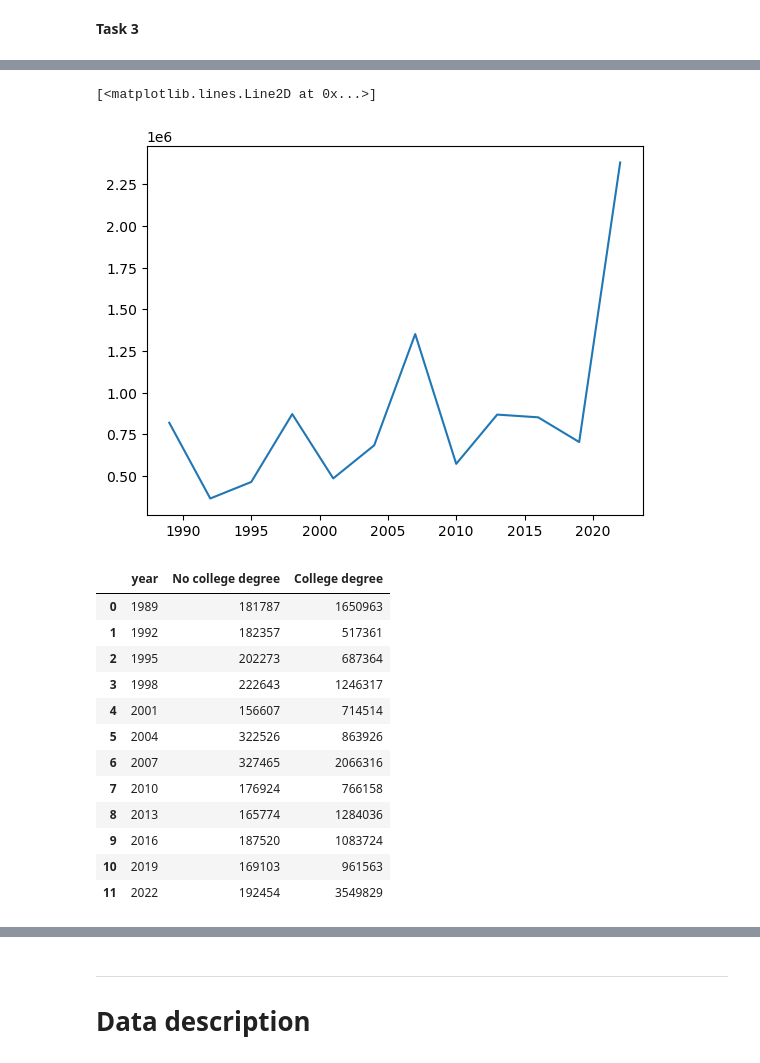
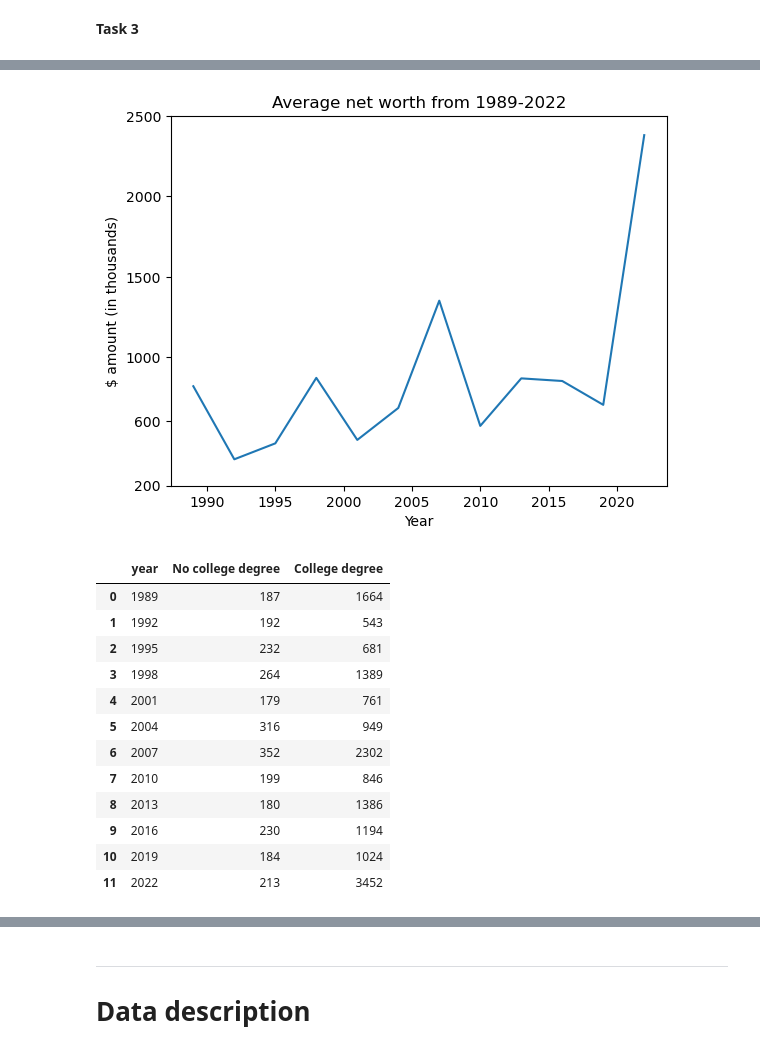
Before and after one commit to kai-thomas15/TECH2-H25-assignment2, a Jupyter notebook: assignment2.ipynb, the cells around one changed output, grey strips where cells are left out. Drawn from its saved outputs; the diff is of its cells as text; code cells hidden in the pictures.

```diff
--- a/assignment2.ipynb
+++ b/assignment2.ipynb
@@ -168,7 +155,7 @@ Could I make education the index? (rows)
 import matplotlib.pyplot as plt
 import numpy as np
 
-df['networth'] = df['networth']*1000
+#df['networth'] = df['networth']*1000
 # %%
 df.networth.mean()
 # %% [output]
@@ -236,30 +224,33 @@ df.groupby(('year'))['networth'].mean().reset_index().astype(int)
 # %%
 # 3.2
 
 values = df.groupby('year', as_index=False)['networth'].mean() # Needed help with AI as I kept getting error messages, but as_index() fixed this
 
 plt.plot(values['year'], values['networth'])
+plt.title('Average net worth from 1989-2022')
+plt.xlabel('Year')
+plt.ylabel('$ amount (in thousands)')
+_ = plt.yticks([200,600,1000,1500,2000,2500])
 # %% [output]
-[<matplotlib.lines.Line2D at 0x...>]
-[figure, old version]
+[figure, new version]
 # %%
 # 4.1
 
 df[df['educ'] < 3].groupby(['year'])['networth'].mean().reset_index().astype(int).merge(df[df['educ'] > 2].groupby(['year'])['networth'].mean().reset_index().astype(int), on='year', how='outer').rename(columns={'networth_x': 'No college degree'}).rename(columns={'networth_y': 'College degree'})
 # %% [output]
 |  | year | No college degree | College degree |
-| 0 | 1989 | 181787 | 1650963 |
-| 1 | 1992 | 182357 | 517361 |
-| 2 | 1995 | 202273 | 687364 |
-| 3 | 1998 | 222643 | 1246317 |
-| 4 | 2001 | 156607 | 714514 |
-| 5 | 2004 | 322526 | 863926 |
-| 6 | 2007 | 327465 | 2066316 |
-| 7 | 2010 | 176924 | 766158 |
-| 8 | 2013 | 165774 | 1284036 |
-| 9 | 2016 | 187520 | 1083724 |
-| 10 | 2019 | 169103 | 961563 |
-| 11 | 2022 | 192454 | 3549829 |
+| 0 | 1989 | 187 | 1664 |
+| 1 | 1992 | 192 | 543 |
+| 2 | 1995 | 232 | 681 |
+| 3 | 1998 | 264 | 1389 |
+| 4 | 2001 | 179 | 761 |
+| 5 | 2004 | 316 | 949 |
+| 6 | 2007 | 352 | 2302 |
+| 7 | 2010 | 199 | 846 |
+| 8 | 2013 | 180 | 1386 |
+| 9 | 2016 | 230 | 1194 |
+| 10 | 2019 | 184 | 1024 |
+| 11 | 2022 | 213 | 3452 |
 # %%
 # 4.2
 
```
Also changed, not shown: parts of 8 cells of this notebook.
